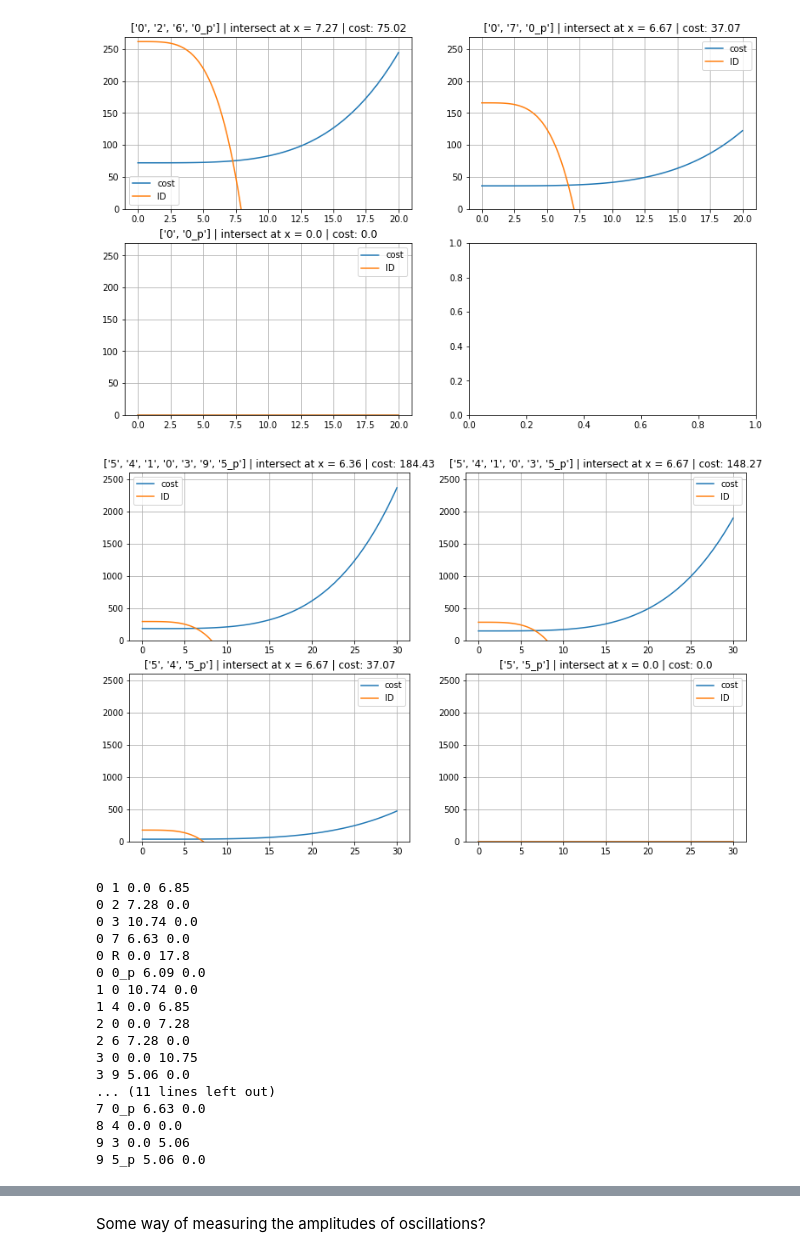
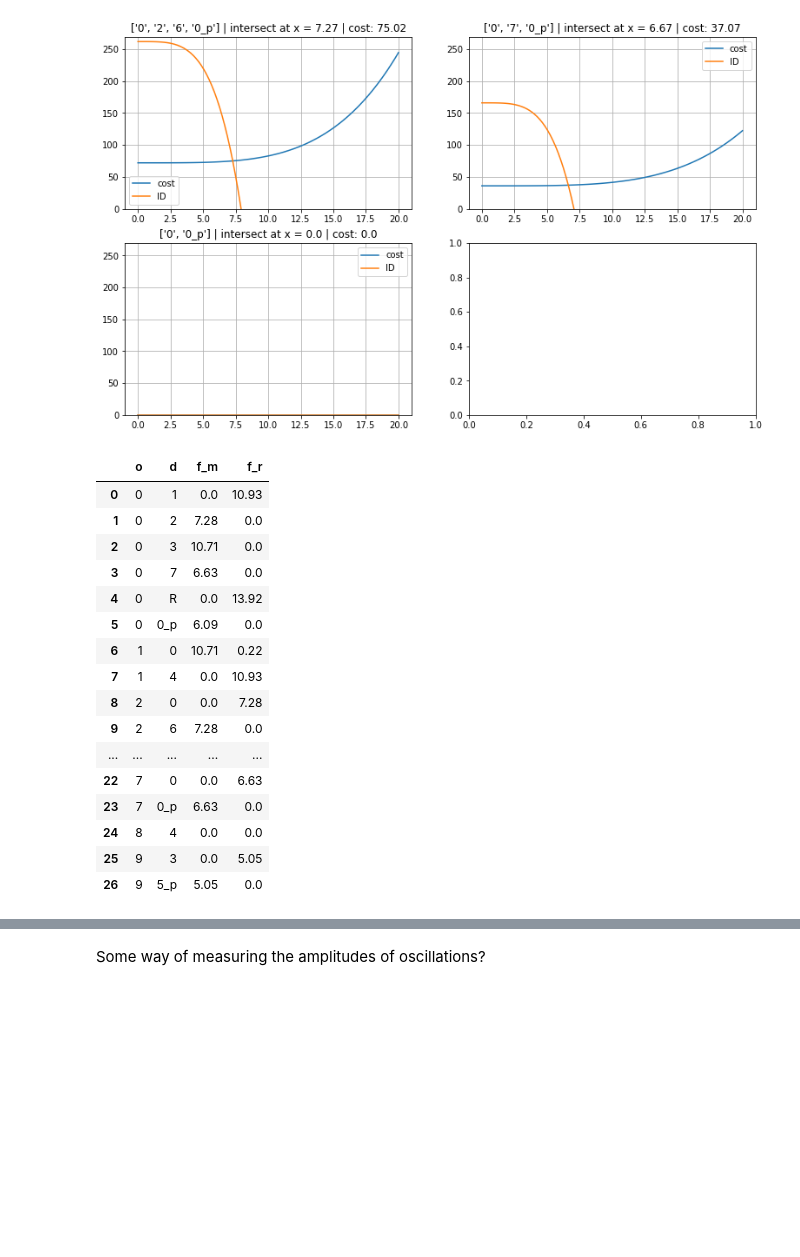
Before and after one commit to LucasFuentesValenzuela/ICU, a Jupyter notebook: notebooks/VizResults_v1.ipynb, the cells around one changed output, grey strips where cells are left out. Saved outputs shown, nothing was run; the diff lists cells and outputs as text; code cells hidden in the pictures; blank space fills up the shorter version.

```diff
--- a/notebooks/VizResults_v1.ipynb
+++ b/notebooks/VizResults_v1.ipynb
@@ -32,28 +40,10 @@ from result_analysis import plot_cost_all_path
 plot_cost_all_path(G_FW[0], OD, '0', '0_p')
 # %% [output]
 [figure]
-# %%
-plot_cost_all_path(G_FW[0], OD, '5', '5_p')
-# %% [output]
-[figure, removed]
 # %%
+final_=pd.DataFrame(columns=['o','d','f_m','f_r'])
+
 for e in G_FW[-1].edges():
-    print(e[0],e[1], np.around(G_FW[-1][e[0]][e[1]]['f_m'],2), np.around(G_FW[-1][e[0]][e[1]]['f_r'],2))
+    data=np.array([e[0],e[1], np.around(G_FW[-1][e[0]][e[1]]['f_m'],2), np.around(G_FW[-1][e[0]][e[1]]['f_r'],2)])
+    l=pd.DataFrame(columns=final_.columns,data=data.reshape(1,4))
+    final_=final_.append(l,ignore_index=True)
-# %% [output]
-0 1 0.0 6.85
-0 2 7.28 0.0
-0 3 10.74 0.0
-0 7 6.63 0.0
-0 R 0.0 17.8
-0 0_p 6.09 0.0
-1 0 10.74 0.0
-1 4 0.0 6.85
-2 0 0.0 7.28
-2 6 7.28 0.0
-3 0 0.0 10.75
-3 9 5.06 0.0
-... (11 lines left out)
-7 0_p 6.63 0.0
-8 4 0.0 0.0
-9 3 0.0 5.06
-9 5_p 5.06 0.0
@@ -62 +50,21 @@ from result_analysis import plot_ri
+# %%
+final_
+# %% [output]
+|  | o | d | f_m | f_r |
+| 0 | 0 | 1 | 0.0 | 10.93 |
+| 1 | 0 | 2 | 7.28 | 0.0 |
+| 2 | 0 | 3 | 10.71 | 0.0 |
+| 3 | 0 | 7 | 6.63 | 0.0 |
+| 4 | 0 | R | 0.0 | 13.92 |
+| 5 | 0 | 0_p | 6.09 | 0.0 |
+| 6 | 1 | 0 | 10.71 | 0.22 |
+| 7 | 1 | 4 | 0.0 | 10.93 |
+| 8 | 2 | 0 | 0.0 | 7.28 |
+| 9 | 2 | 6 | 7.28 | 0.0 |
+| ... | ... | ... | ... | ... |
+| 22 | 7 | 0 | 0.0 | 6.63 |
+| 23 | 7 | 0_p | 6.63 | 0.0 |
+| 24 | 8 | 4 | 0.0 | 0.0 |
+| 25 | 9 | 3 | 0.0 | 5.05 |
+| 26 | 9 | 5_p | 5.05 | 0.0 |
 # %%
```
Also changed, not shown: parts of 12 cells of this notebook, 4 other files.
